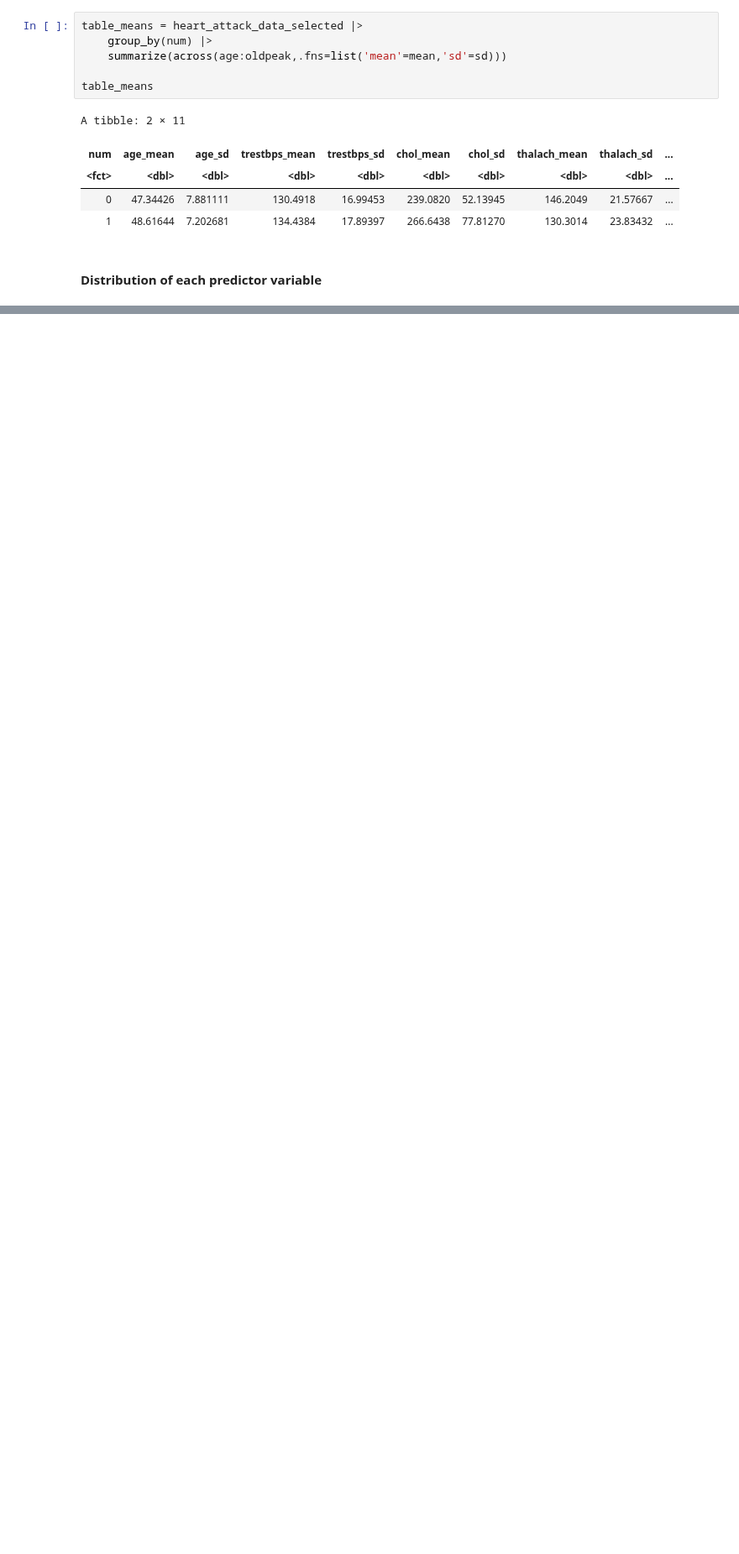
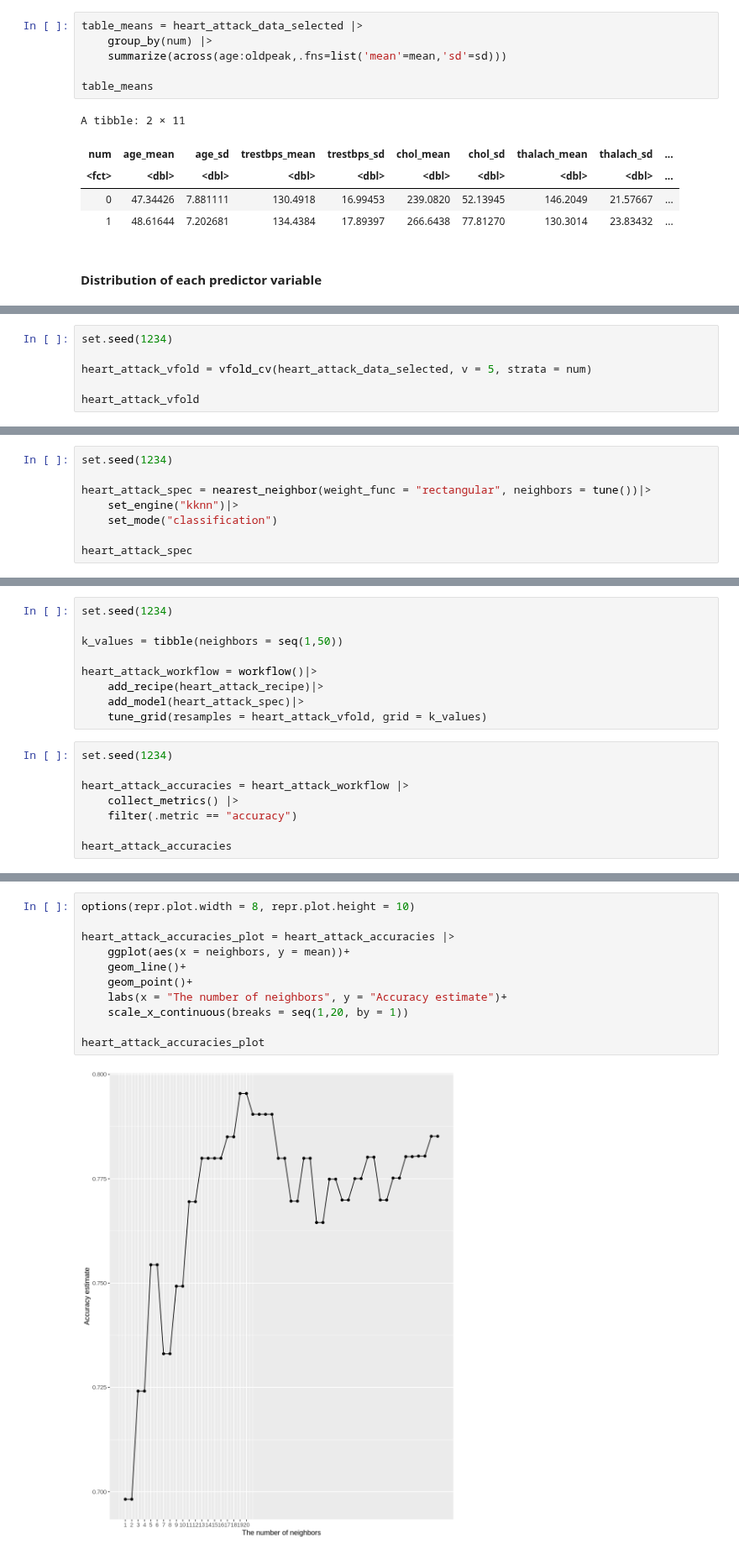
Before and after one commit to RichardAdhika22/heart_attack_prediction_knn, a Jupyter notebook: Group_project_report.ipynb, the cells around one changed output, grey strips where cells are left out. Shown at 84% size. Drawn from its saved outputs; the diff is of its cells as text; blank space fills up the shorter version.

Commit message:
added prediction model

```diff
--- a/Group_project_report.ipynb
+++ b/Group_project_report.ipynb
@@ -198,0 +246,6 @@ plot_grid(age_hist, trestbps_hist, chol_hist, thalach_hist, oldpeak_hist, ncol=1
+# %%
+set.seed(1234)
+
+heart_attack_vfold = vfold_cv(heart_attack_data_selected, v = 5, strata = num)
+
+heart_attack_vfold
@@ -198,0 +261,8 @@ plot_grid(age_hist, trestbps_hist, chol_hist, thalach_hist, oldpeak_hist, ncol=1
+# %%
+set.seed(1234)
+
+heart_attack_spec = nearest_neighbor(weight_func = "rectangular", neighbors = tune())|>
+    set_engine("kknn")|>
+    set_mode("classification")
+
+heart_attack_spec
@@ -198,0 +277,17 @@ plot_grid(age_hist, trestbps_hist, chol_hist, thalach_hist, oldpeak_hist, ncol=1
+# %%
+set.seed(1234)
+
+k_values = tibble(neighbors = seq(1,50))
+
+heart_attack_workflow = workflow()|>
+    add_recipe(heart_attack_recipe)|>
+    add_model(heart_attack_spec)|>
+    tune_grid(resamples = heart_attack_vfold, grid = k_values)
+# %%
+set.seed(1234)
+
+heart_attack_accuracies = heart_attack_workflow |>
+    collect_metrics() |>
+    filter(.metric == "accuracy")
+
+heart_attack_accuracies
@@ -198,0 +305,13 @@ plot_grid(age_hist, trestbps_hist, chol_hist, thalach_hist, oldpeak_hist, ncol=1
+# %%
+options(repr.plot.width = 8, repr.plot.height = 10)
+
+heart_attack_accuracies_plot = heart_attack_accuracies |>
+    ggplot(aes(x = neighbors, y = mean))+
+    geom_line()+
+    geom_point()+
+    labs(x = "The number of neighbors", y = "Accuracy estimate")+
+    scale_x_continuous(breaks = seq(1,20, by = 1))
+
+heart_attack_accuracies_plot
+# %% [output]
+[figure, added]
```
Also changed, not shown: parts of 7 cells of this notebook.
